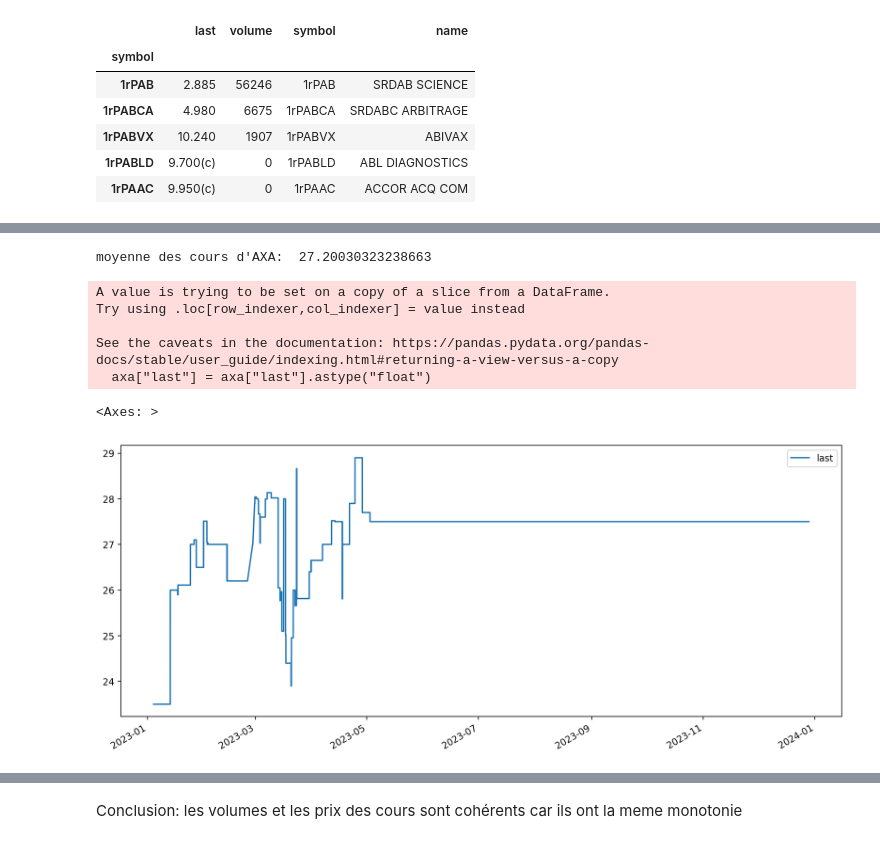
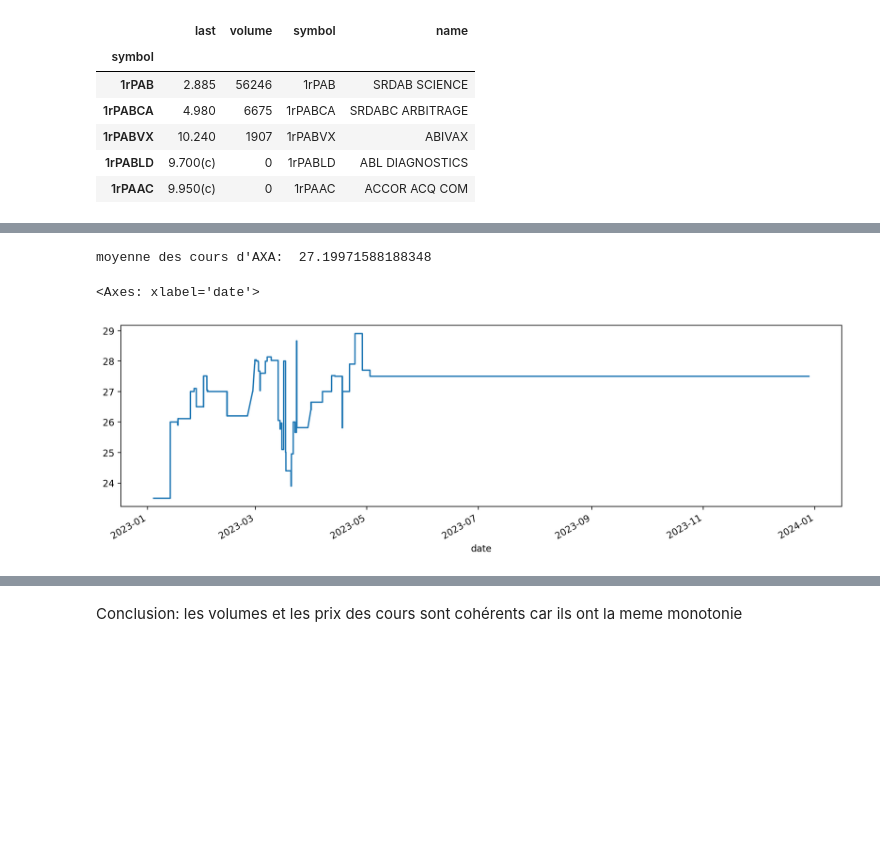
Before and after one commit to sankBalde/BigData, a Jupyter notebook: Notebooks/filter_data.ipynb, the cells around one changed output, grey strips where cells are left out. Drawn from its saved outputs; the diff is of its cells as text; code cells hidden in the pictures; blank space fills up the shorter version.

Commit message:
first fil

```diff
--- a/Notebooks/filter_data.ipynb
+++ b/Notebooks/filter_data.ipynb
@@ -39,4 +65,4 @@ def collecte_df(directory_path:str="../boursorama/2023/", market_name:str="compA
 # %%
 compA = collecte_df(market_name="compA")
 # %%
-compA
+compA = firstFiltering(compA, year="2023")
@@ -81,4 +97,0 @@ axa.head(10)
-# %%
-#delete (c) from last = 27.000(c) for the conversion into a float
-axa["last"] = [x.split("(c)")[0] for x in axa["last"]]
-axa.head()
@@ -97,4 +97,0 @@ See the caveats in the documentation: https://pandas.pydata.org/pandas-docs/stab
-# %%
-#delete (s) from last = 27.000(s) for the conversion into a float
-axa["last"] = [x.split("(s)")[0] for x in axa["last"]]
-axa.head()
@@ -113,22 +98,17 @@ See the caveats in the documentation: https://pandas.pydata.org/pandas-docs/stab
 # %%
-axa["last"] = axa["last"].astype("float")
+#axa["last"] = axa["last"].astype("float")
 print("moyenne des cours d'AXA: ",np.mean(axa["last"]))
 # %% [output]
-moyenne des cours d'AXA:  27.20030323238663
+moyenne des cours d'AXA:  27.19971588188348
-A value is trying to be set on a copy of a slice from a DataFrame.
-Try using .loc[row_indexer,col_indexer] = value instead
-
-See the caveats in the documentation: https://pandas.pydata.org/pandas-docs/stable/user_guide/indexing.html#returning-a-view-versus-a-copy
-  axa["last"] = axa["last"].astype("float")
 # %%
 %matplotlib inline
 %config InlineBackend.figure_format = 'retina'
 
 # Tracer les données
-axa.plot( y="last", figsize=(14, 6))
+axa['last'].plot(figsize=(14,4))
 # %% [output]
-<Axes: >
+<Axes: xlabel='date'>
-[figure, old version]
+[figure, new version]
 # %%
 axa.plot(y="volume",  figsize=(14, 6))
 # %% [output]
```
Also changed, not shown: parts of 17 cells of this notebook.
